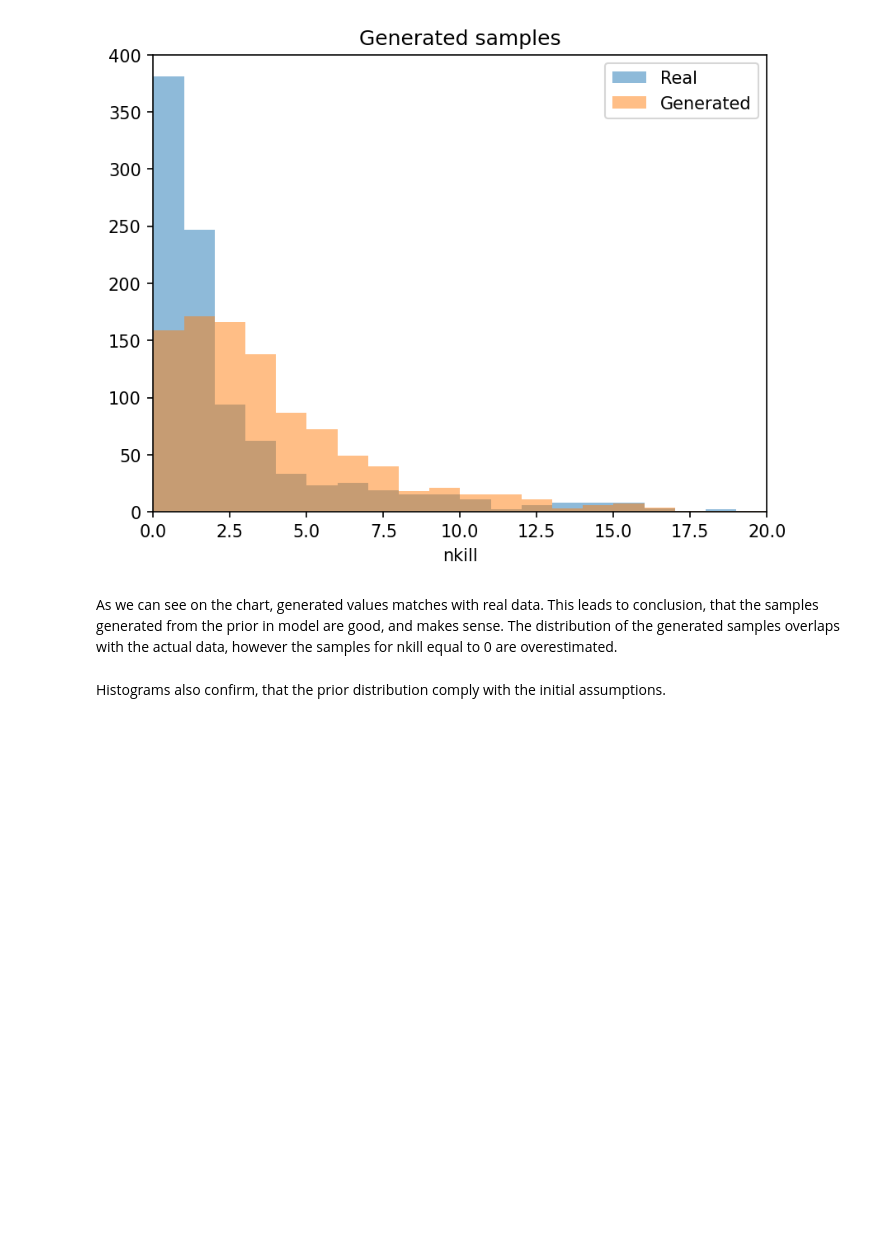
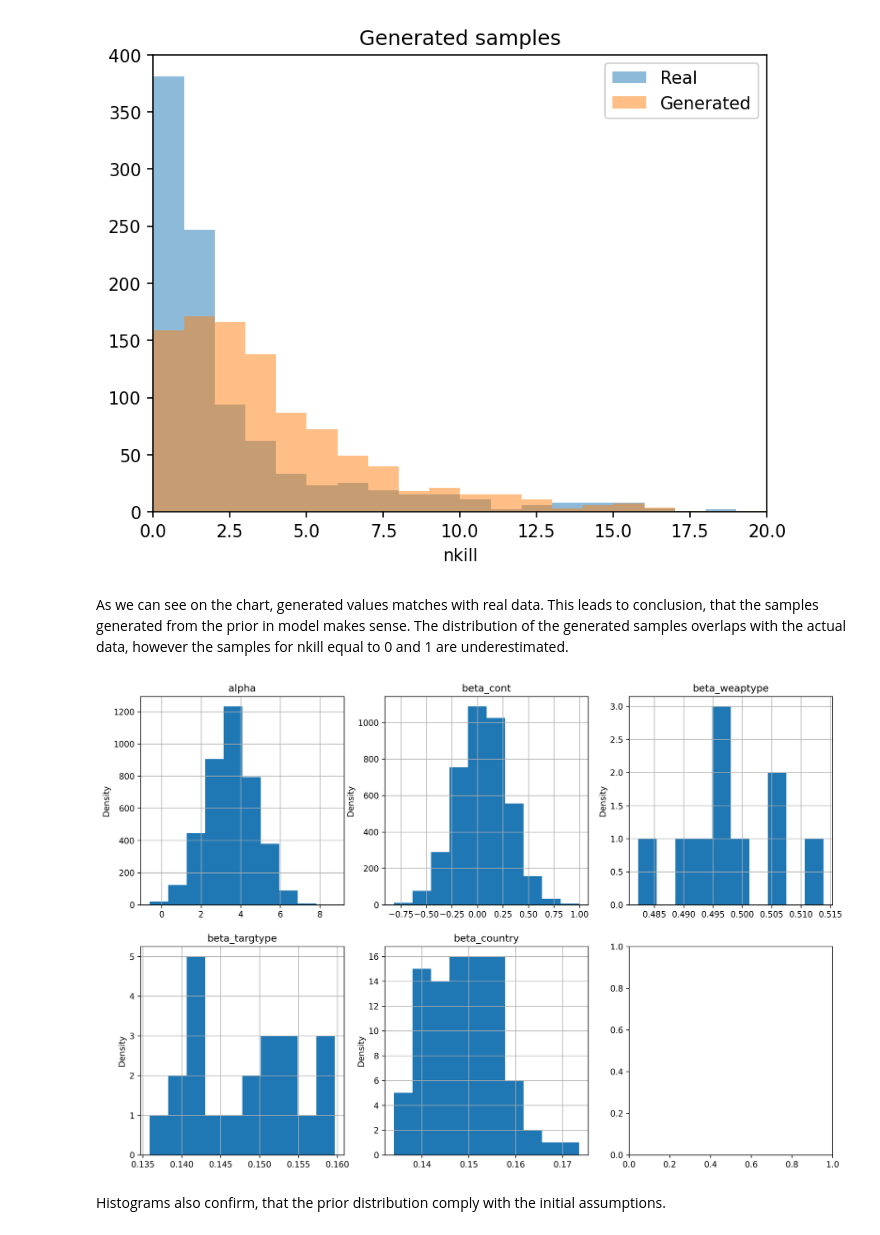
Before and after one commit to cynarski/Data-Analitics-Project, a Jupyter notebook: IdeaV2/V2.ipynb, the cells around one changed output. Cells and saved outputs as stored; diff of their text form; code cells hidden in the pictures; blank space fills up the shorter version.

```diff
--- a/IdeaV2/V2.ipynb
+++ b/IdeaV2/V2.ipynb
@@ -306,19 +372,12 @@ hist_compare(df2['nkill'], data)
 [figure]
 # %% [markdown]
 As we can see on the chart, generated values matches with real data.
-This leads to conclusion, that the samples generated from the prior in model are good, and makes sense.
-The distribution of the generated samples overlaps with the actual data, however the samples for nkill equal to 0 are overestimated.
+This leads to conclusion, that the samples generated from the prior in model makes sense.
+The distribution of the generated samples overlaps with the actual data, however the samples for nkill equal to 0 and 1 are underestimated.
 # %%
-# TODO Plot the mean of the beta vectors?
-
-fig, axs = plt.subplots(2, 3, dpi=300)
-fig.set_size_inches(15, 10)
-
-for i, col in enumerate(["alpha", 'beta_country[1]', 'beta[2]', 'beta[3]', 'beta[4]', 'beta[5]']):
-    axs[i//3, i%3].hist(df_1_ppc[col])
-    axs[i//3, i%3].set_ylabel("Density")
-    axs[i//3, i%3].set_title(col)
-    axs[i//3, i%3].grid()
+hist_distr_display(df_1_ppc)
+# %% [output]
+[figure, added]
 # %% [markdown]
 Histograms also confirm, that the prior distribution comply with the initial assumptions.
 # %%
```
Also changed, not shown: parts of 25 cells of this notebook, 8 other files.
